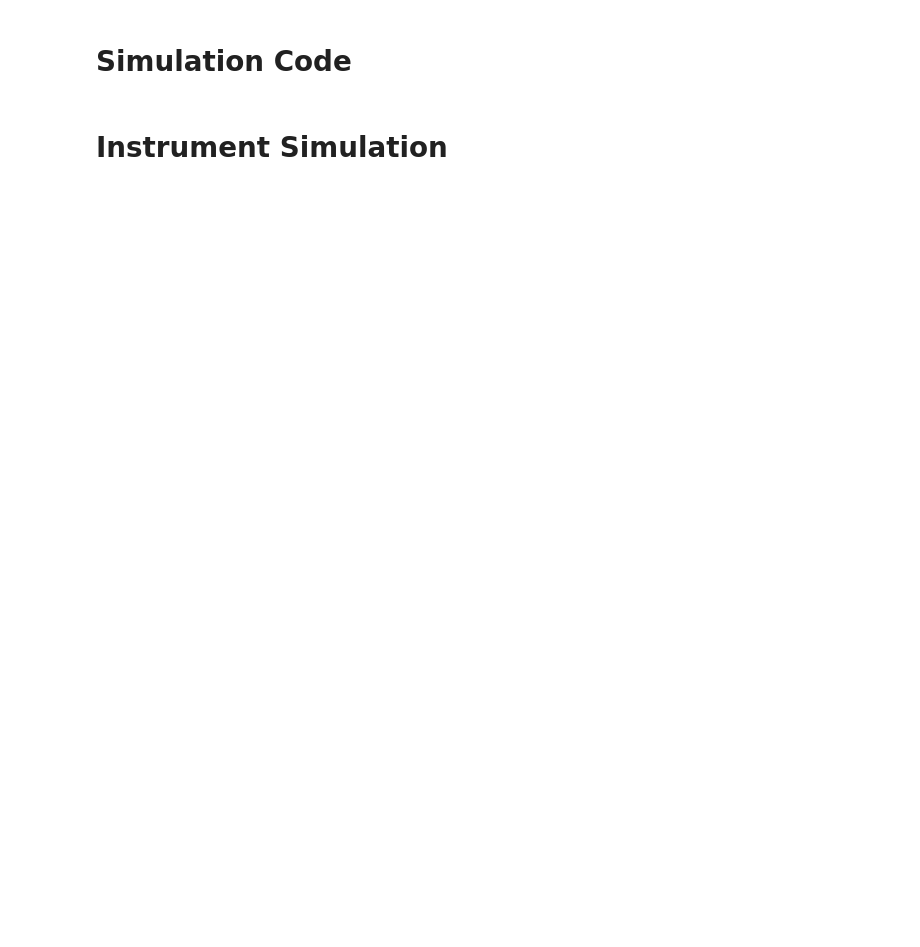
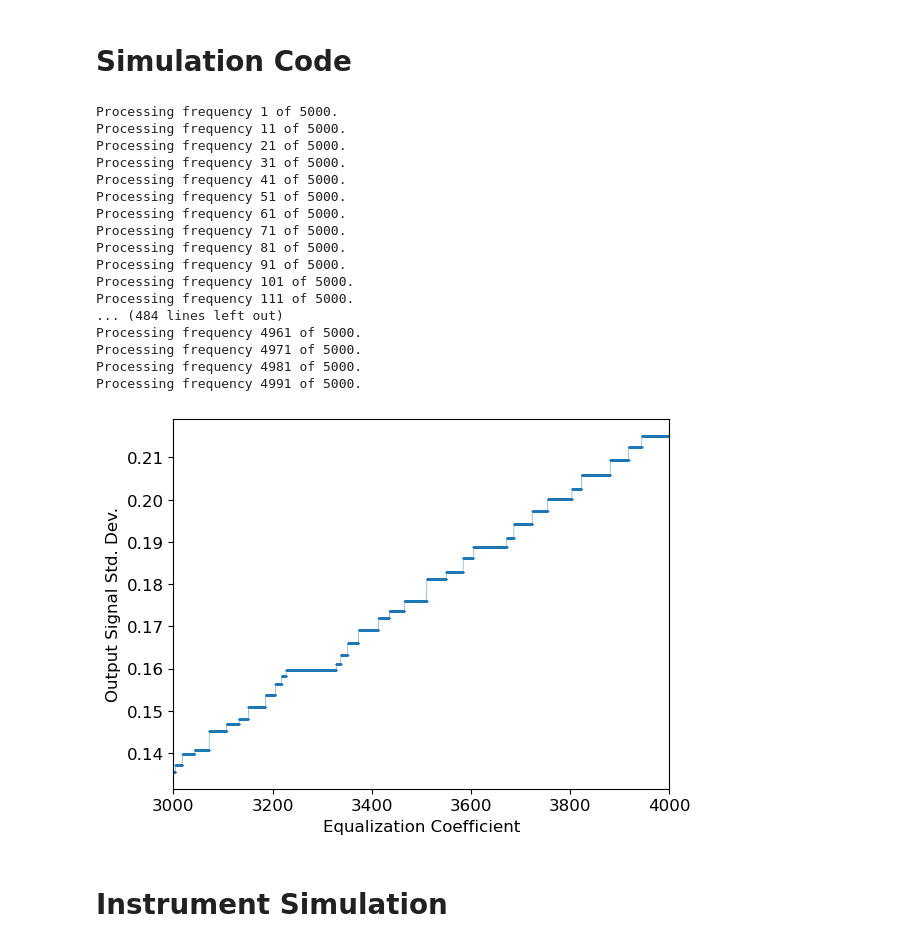
Before and after one commit to rlbyrne/requantization_sim, a Jupyter notebook: requantization_semianalytic_sim.ipynb, the cells around one changed output. Cells and saved outputs as stored; diff of their text form; code cells hidden in the pictures; blank space fills up the shorter version.

```diff
--- a/requantization_semianalytic_sim.ipynb
+++ b/requantization_semianalytic_sim.ipynb
@@ -160,20 +23,39 @@ def requantization_sim(
 # %%
 equalization_coeffs = np.linspace(3000, 4000, num=5000)
-final_variances = requantization_sim(
+final_variances = simulation_scripts.requantization_sim(
     np.full_like(equalization_coeffs, 1.25e-4),
     equalization_coeffs,
 )
 plt.plot(
     equalization_coeffs,
     final_variances,
     ".-",
     markersize=.5,
     linewidth=0.3,
 )
 plt.xlim([np.min(equalization_coeffs), np.max(equalization_coeffs)])
 plt.xlabel("Equalization Coefficient")
 plt.ylabel("Output Signal Std. Dev.")
 plt.show()
+# %% [output]
+Processing frequency 1 of 5000.
+Processing frequency 11 of 5000.
+Processing frequency 21 of 5000.
+Processing frequency 31 of 5000.
+Processing frequency 41 of 5000.
+Processing frequency 51 of 5000.
+Processing frequency 61 of 5000.
+Processing frequency 71 of 5000.
+Processing frequency 81 of 5000.
+Processing frequency 91 of 5000.
+Processing frequency 101 of 5000.
+Processing frequency 111 of 5000.
+... (484 lines left out)
+Processing frequency 4961 of 5000.
+Processing frequency 4971 of 5000.
+Processing frequency 4981 of 5000.
+Processing frequency 4991 of 5000.
+[figure, added]
 # %% [markdown]
 # Instrument Simulation
 # %%
```
Also changed, not shown: parts of 24 cells of this notebook, 3 other files.
